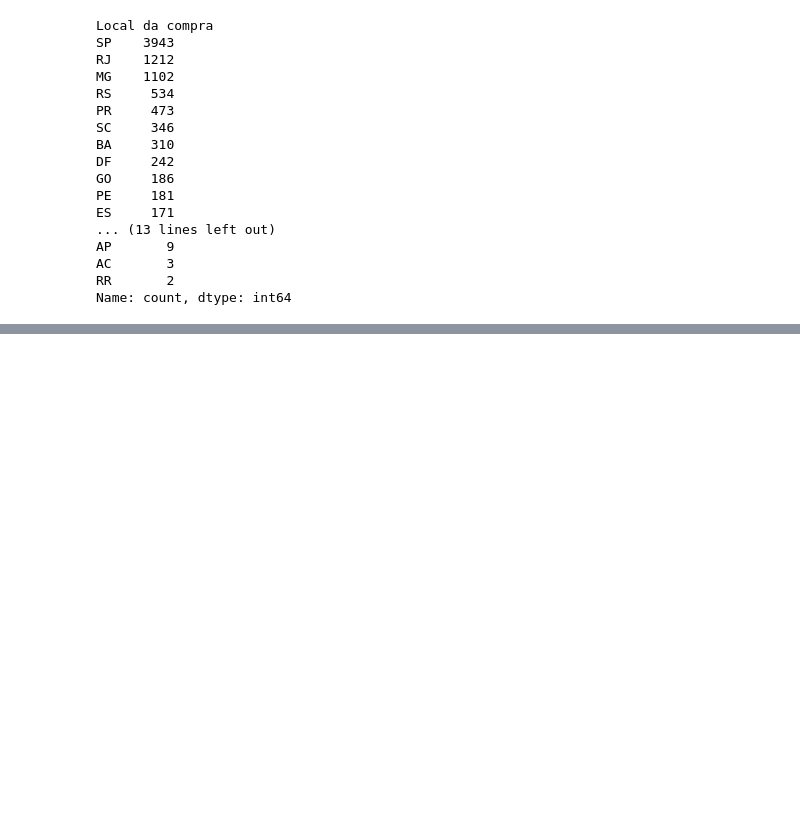
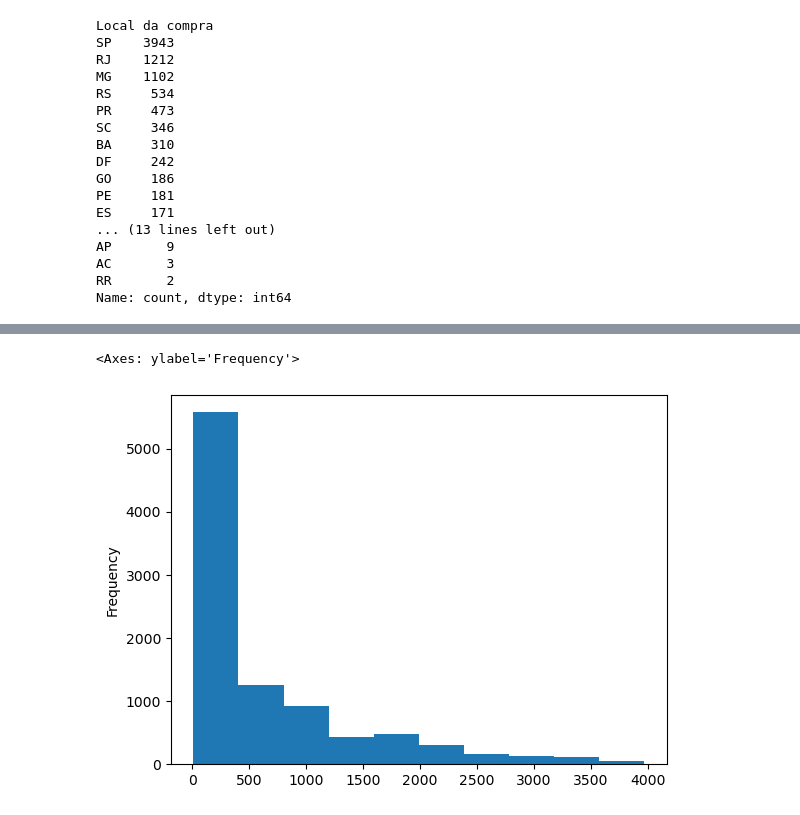
Before and after one commit to esscova/dashboard-vendas, a Jupyter notebook: notebooks/exploratory.ipynb, the cells around one changed output, grey strips where cells are left out. Cells and saved outputs as stored; diff of their text form; code cells hidden in the pictures; blank space fills up the shorter version.

```diff
--- a/notebooks/exploratory.ipynb
+++ b/notebooks/exploratory.ipynb
@@ -124,0 +130,5 @@ Name: count, dtype: int64
+# %%
+df['Preço'].plot(kind='hist')
+# %% [output]
+<Axes: ylabel='Frequency'>
+[figure, added]
```
Also changed, not shown: parts of 2 cells of this notebook, 2 other files.
